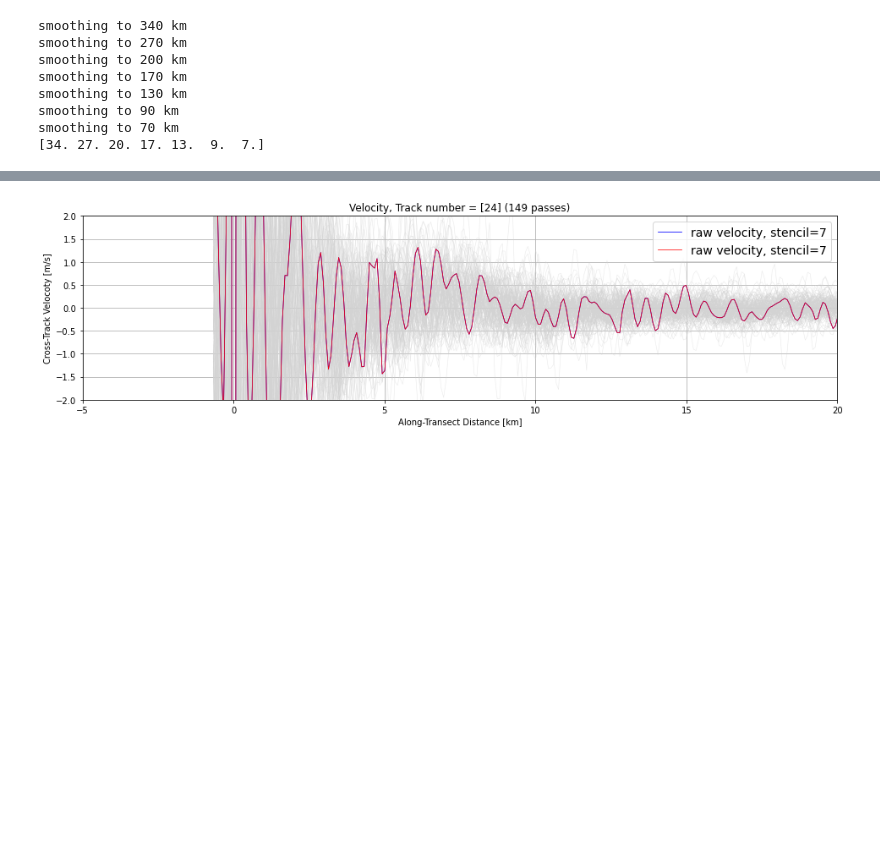
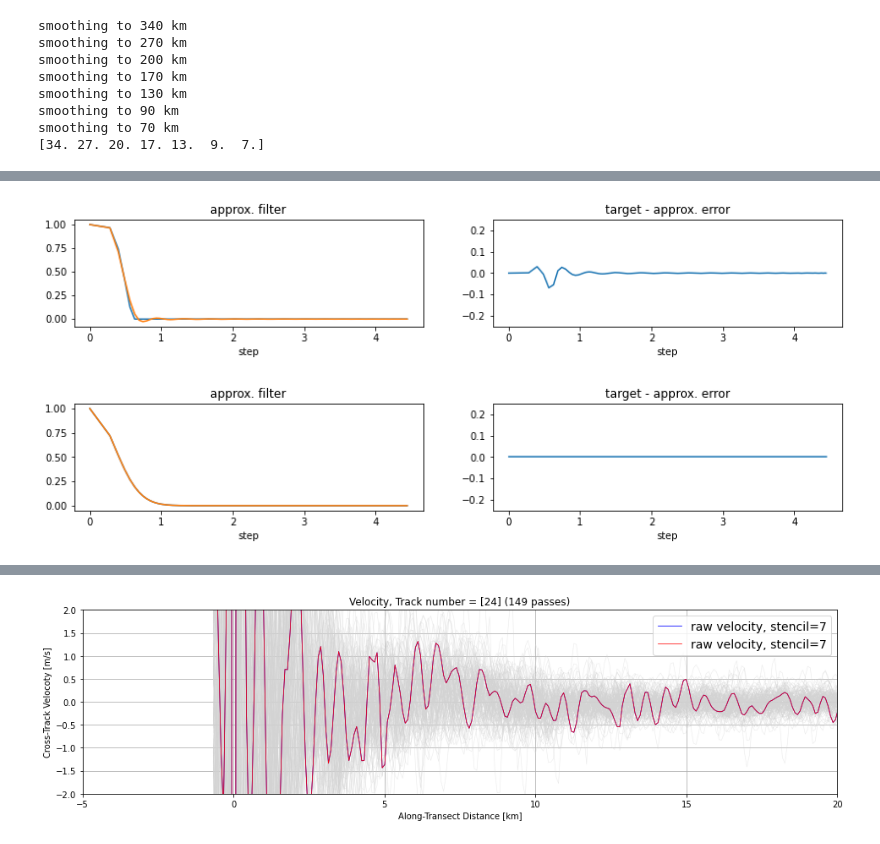
Before and after one commit to ocean-eddy-cpt/WP1T2-2D-EKE-Analysis, a Jupyter notebook: global_along_track.ipynb, the cells around one changed output, grey strips where cells are left out. Drawn from its saved outputs; the diff is of its cells as text; code cells hidden in the pictures; blank space fills up the shorter version.

```diff
--- a/global_along_track.ipynb
+++ b/global_along_track.ipynb
@@ -412,0 +288,16 @@ f.savefig(this_sat + '_filter_comparisons', dpi=300)
+# %%
+# VELOCITY FILTERING EXAMPLE
+sample_LfB = 10                            # boxcar (full width of filter)
+sample_LfT = sample_LfB/2                  # sharp
+sample_LfG = sample_LfB/np.sqrt(6)         # gaussian
+N = 35
+plot_filter = 1
+vel_taper = Filter(N, 'Taper', total_vel, 1, sample_LfT, plot_filter=1)
+vel_sq_taper = Filter(N, 'Taper', total_vel_sq, 1, sample_LfT)
+vel_gauss = Filter(N, 'Gaussian', total_vel, 1, sample_LfG, plot_filter=1)
+vel_sq_gauss = Filter(N, 'Gaussian', total_vel_sq, 1, sample_LfG)
+vel_boxcar = Filter(N, 'boxcar', total_vel, 1, sample_LfB)
+vel_sq_boxcar = Filter(N, 'boxcar', total_vel_sq, 1, sample_LfB)
+# %% [output]
+[figure, added]
+[figure, added]
```
Also changed, not shown: parts of 22 cells of this notebook, 2 other files.
